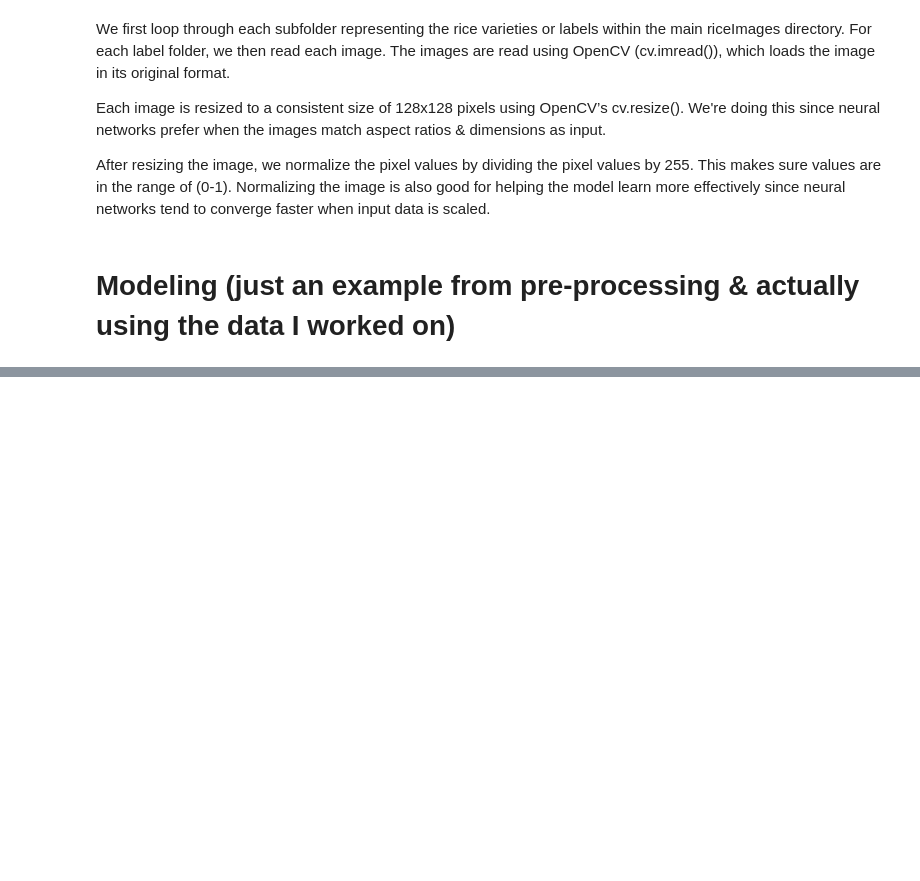
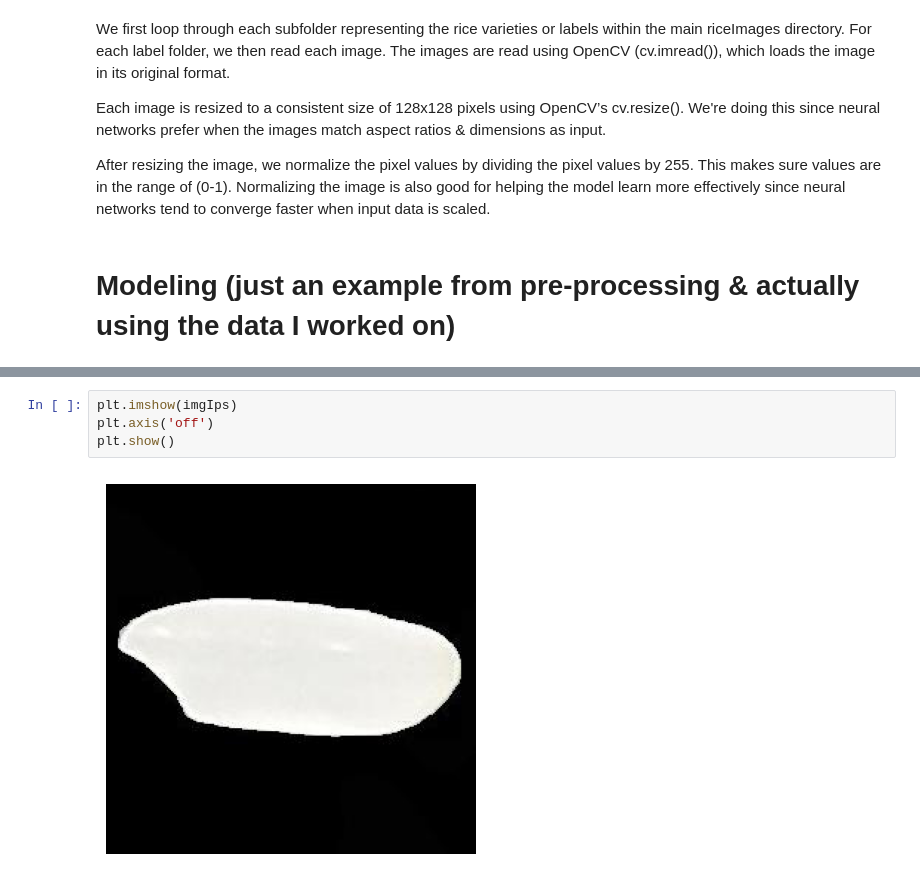
Before and after one commit to damin7/DataMiningProject, a Jupyter notebook: rice.ipynb, the cells around one changed output, grey strips where cells are left out. Saved outputs shown, nothing was run; the diff lists cells and outputs as text; blank space fills up the shorter version.

```diff
--- a/rice.ipynb
+++ b/rice.ipynb
@@ -198,0 +278,6 @@ print(classification_report(y_true, y_pred, target_names=list(train_generator.cl
+# %%
+plt.imshow(imgIps)
+plt.axis('off')
+plt.show()
+# %% [output]
+[figure, added]
```
Also changed, not shown: parts of 20 cells of this notebook.
